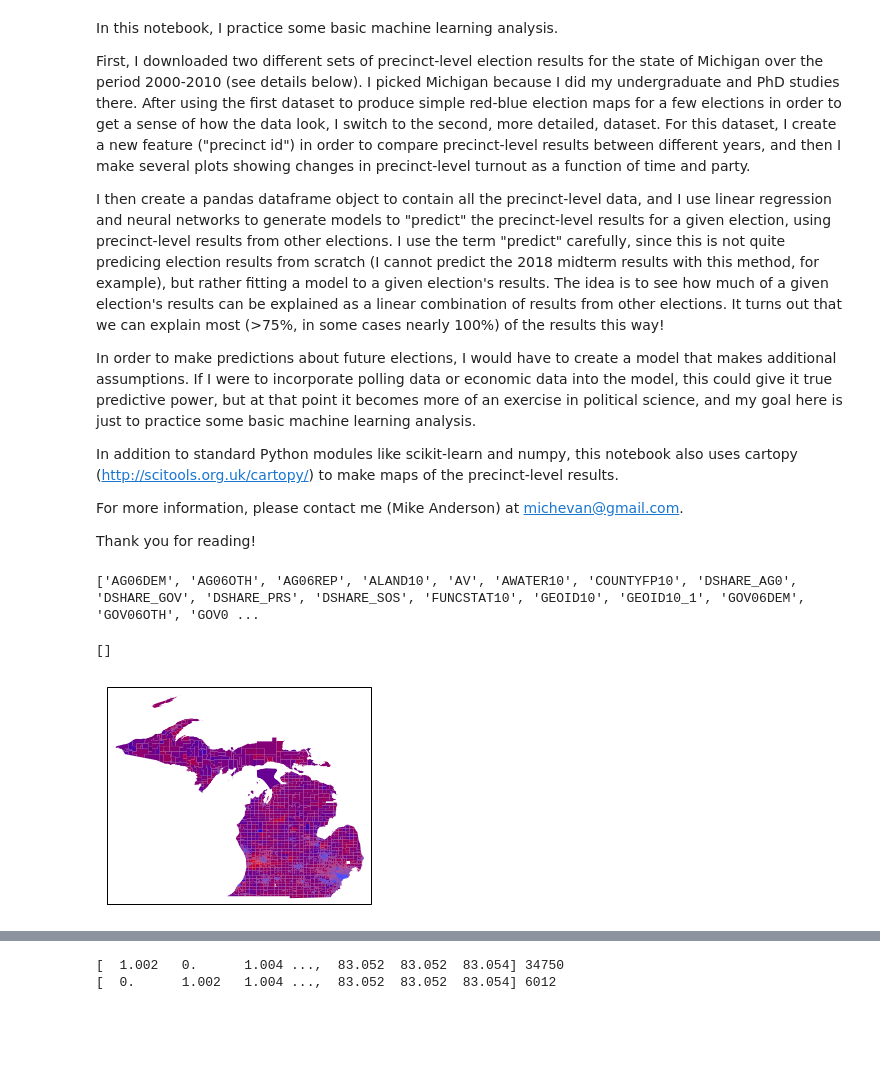
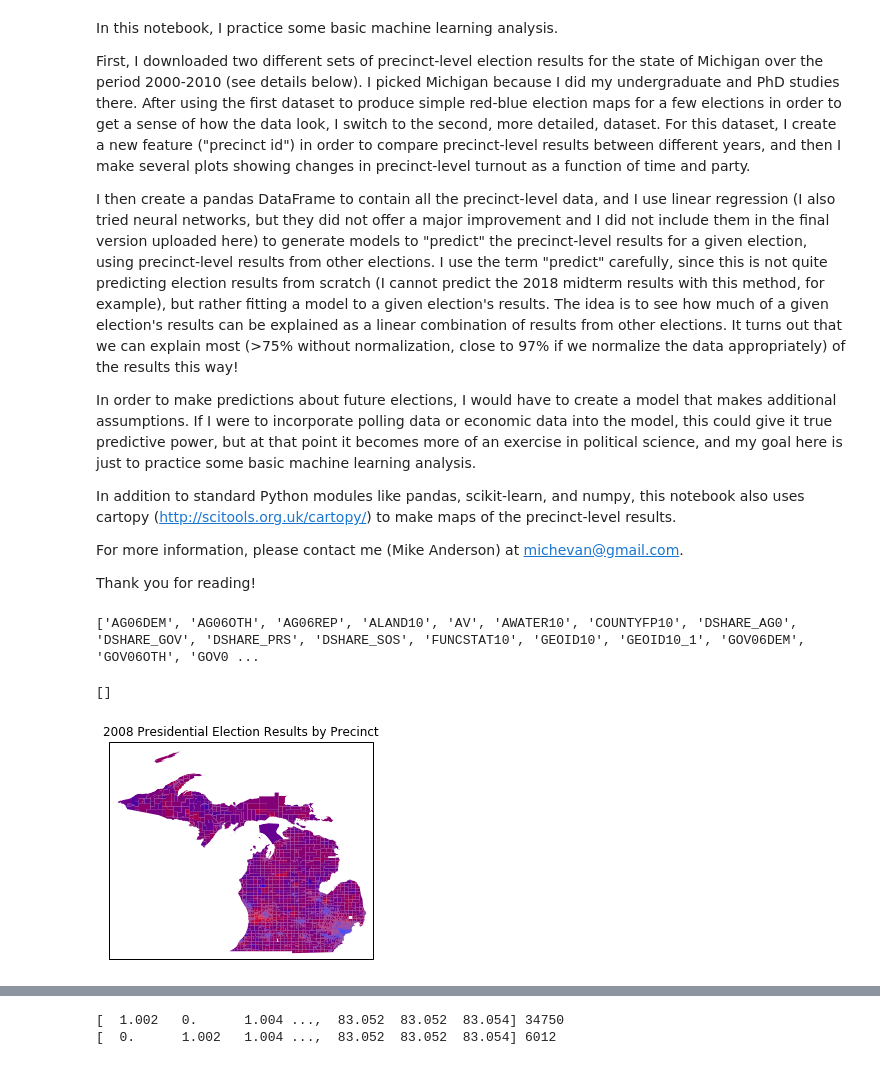
Before and after one commit to michevan/michigan-precincts, a Jupyter notebook: demo.ipynb, the cells around one changed output, grey strips where cells are left out. Drawn from its saved outputs; the diff is of its cells as text; code cells hidden in the pictures; blank space fills up the shorter version.

```diff
--- a/demo.ipynb
+++ b/demo.ipynb
@@ -12,15 +12,15 @@ to compare precinct-level results between different years, and
 then I make several plots showing changes in precinct-level turnout
 as a function of time and party.
 
-I then create a pandas dataframe object to contain all the
-precinct-level data, and I use linear regression and neural networks
+I then create a pandas DataFrame to contain all the
+precinct-level data, and I use linear regression (I also tried neural networks, but they did not offer a major improvement and I did not include them in the final version uploaded here)
 to generate models to "predict" the precinct-level results for a given election, using
 precinct-level results from other elections. I use the term "predict" carefully, since
-this is not quite predicing election results from scratch (I cannot predict the 2018 midterm results with this method, for example), but rather fitting a model to a given election's results. The idea is to see how much of a given election's results can be explained as a linear combination of results from other elections. It turns out that we can explain most (>75%, in some cases nearly 100%) of the results this way!
+this is not quite predicting election results from scratch (I cannot predict the 2018 midterm results with this method, for example), but rather fitting a model to a given election's results. The idea is to see how much of a given election's results can be explained as a linear combination of results from other elections. It turns out that we can explain most (>75% without normalization, close to 97% if we normalize the data appropriately) of the results this way!
 
 In order to make predictions about future elections, I would have to create a model that makes additional assumptions. If I were to incorporate polling data or economic data into the model, this could give it true predictive power, but at that point it becomes more of an exercise in political science, and my goal here is just to practice some basic machine learning analysis.
 
-In addition to standard Python modules like scikit-learn and numpy,
+In addition to standard Python modules like pandas, scikit-learn, and numpy,
 this notebook also uses cartopy (http://scitools.org.uk/cartopy/)
 to make maps of the precinct-level results.
 
@@ -139,28 +132,30 @@ for i in range(N_precincts):
 # %%
 ### Now that we have the map of precincts and two lists of RGB colors for each precinct,
 ### let's make a map.
 ### We will plot the results for the 2008 presidential election by precinct
 
 ### load shapefile again
 uf_shapefile = 'dataverse_files/MI_Shapefiles/mi_final.shp'
 uf_shp = cartopy.io.shapereader.Reader(uf_shapefile)
 
 ### get precincts again
 precincts = uf_shp.records()
 
 ### initialize a map
 ax = plt.axes(projection=ccrs.PlateCarree())
 ax.set_extent([-90.7, -82.2, 41.5, 48.5])    #longitude and latitude, I used trial and error to get the box size right
 
-### fill in the precinct boundaries and color each precinct with its RGB color for the 2008 election
+### fill in the precinct boundaries and color each precinct with its RGB color
 ### this takes a little while (~2 minutes) to run
 for i in range(N_precincts):
     precinct = next(precincts)
     ax.add_geometries(precinct.geometry, ccrs.PlateCarree(),color=colors08[:,i],edgecolor='None')
+
+ax.set_title('2008 Presidential Election Results by Precinct')
 ax.plot()
 # %% [output]
 []
-[figure, old version]
+[figure, new version]
 # %%
 ### For comparison, here is a plot of the results for the 2006 governors race by precinct
 
```
Also changed, not shown: parts of 15 cells of this notebook.
